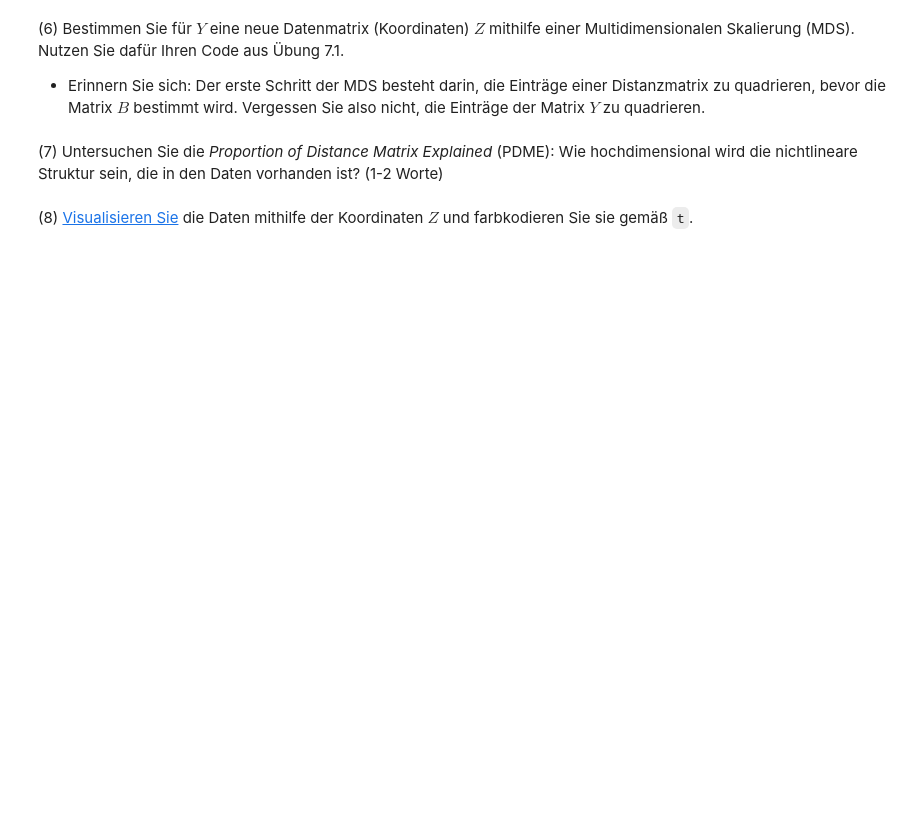
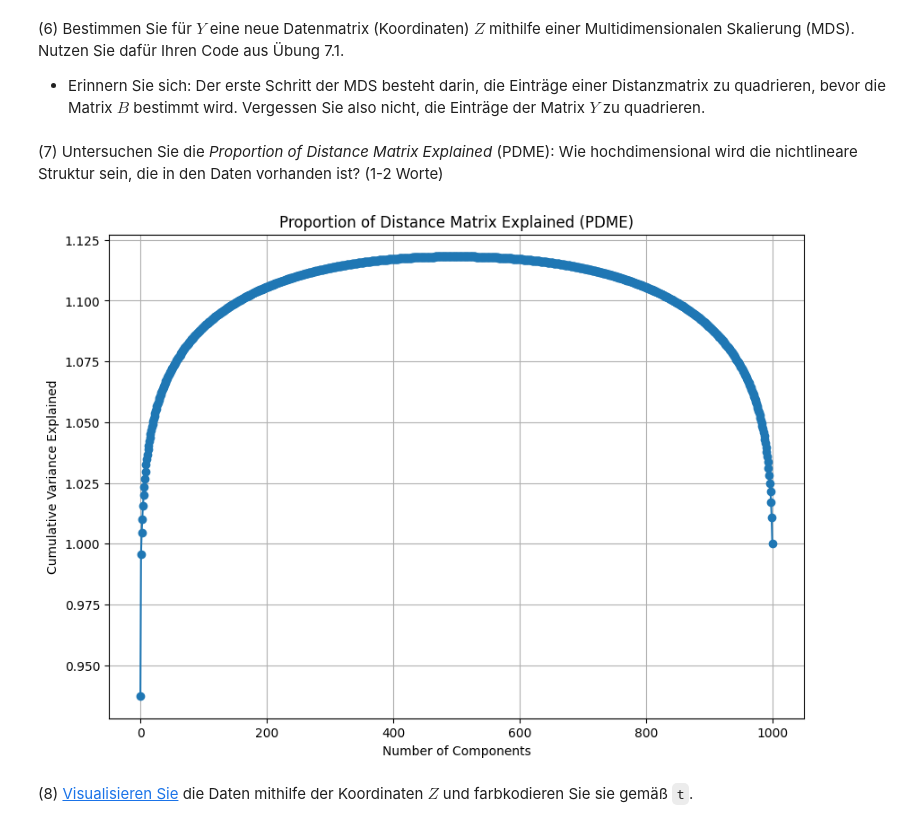
Before and after one commit to cortex359/ds.ss24, a Jupyter notebook: 07/TSRI-7.ipynb, the cells around one changed output. Cells and saved outputs as stored; diff of their text form; code cells hidden in the pictures; blank space fills up the shorter version.

```diff
--- a/07/TSRI-7.ipynb
+++ b/07/TSRI-7.ipynb
@@ -228,7 +229,7 @@ print(M)
   * Achten Sie darauf, dass bei der Erstellung des Graphen die euklidischen Abstände zurückgegeben werden. Sie müssen dazu neben $M$ und $K$ **einen zusätzlichen Parameter** der Funktion anpassen.
   * Die entstehende Matrix ist *sparse*. Wenn Sie sich diese Matrix einmal visualisieren wollen, müssen Sie sie in eine gewöhnliche Form [transformieren](https://docs.scipy.org/doc/scipy/reference/generated/scipy.sparse.csr_matrix.todense.html).
 # %%
-K = kneighbors_graph(M, 10, mode='distance')
+K = kneighbors_graph(X, 10, mode='distance', include_self=False)
 print(K)
 K_dense = K.todense()
 print(K_dense)
@@ -255,3 +256,6 @@ print(K_dense)
 
   * Nutzen Sie dafür aus scipy den Befehl [shortest_path](https://docs.scipy.org/doc/scipy/reference/generated/scipy.sparse.csgraph.shortest_path.html).
   * Wenn Sie wollen, können Sie sich die Matrix dieses Graphen einmal [visualisieren](https://matplotlib.org/stable/api/_as_gen/matplotlib.pyplot.imshow.html).
+# %%
+Y = shortest_path(K, method='auto')
+print(Y)
@@ -259,7 +277,39 @@ print(K_dense)
 (6) Bestimmen Sie für $Y$ eine neue Datenmatrix (Koordinaten) $Z$ mithilfe einer Multidimensionalen Skalierung (MDS). Nutzen Sie dafür Ihren Code aus Übung 7.1.
 
   * Erinnern Sie sich: Der erste Schritt der MDS besteht darin, die Einträge einer Distanzmatrix zu quadrieren, bevor die Matrix $B$ bestimmt wird. Vergessen Sie also nicht, die Einträge der Matrix $Y$ zu quadrieren.
+# %%
+Y_squared = np.square(Y)
+
+n = Y_squared.shape[0]
+I = np.eye(n)
+ones = np.ones((n, n))
+H = I - ones / n
+B = -0.5 * H @ Y_squared @ H
+
+eigvals, eigvecs = np.linalg.eigh(B)
+
+idx = np.argsort(eigvals)[::-1]
+eigvals = eigvals[idx]
+eigvecs = eigvecs[:, idx]
+
+d = 2
+L = np.diag(np.sqrt(eigvals[:d]))
+V = eigvecs[:, :d]
+
+Z = V @ L
 # %% [markdown]
 (7) Untersuchen Sie die *Proportion of Distance Matrix Explained* (PDME): Wie hochdimensional wird die nichtlineare Struktur sein, die in den Daten vorhanden ist? (1-2 Worte)
+# %%
+cumulative_variance_explained = np.cumsum(eigvals) / np.sum(eigvals)
+
+plt.figure(figsize=(10, 7))
+plt.plot(cumulative_variance_explained, marker='o')
+plt.title('Proportion of Distance Matrix Explained (PDME)')
+plt.xlabel('Number of Components')
+plt.ylabel('Cumulative Variance Explained')
+plt.grid()
+plt.show()
+# %% [output]
+[figure, added]
 # %% [markdown]
 (8) [Visualisieren Sie](https://matplotlib.org/stable/api/_as_gen/matplotlib.pyplot.scatter.html) die Daten mithilfe der Koordinaten $Z$ und farbkodieren Sie sie gemäß `t`.
```
Also changed, not shown: parts of 8 cells of this notebook.
